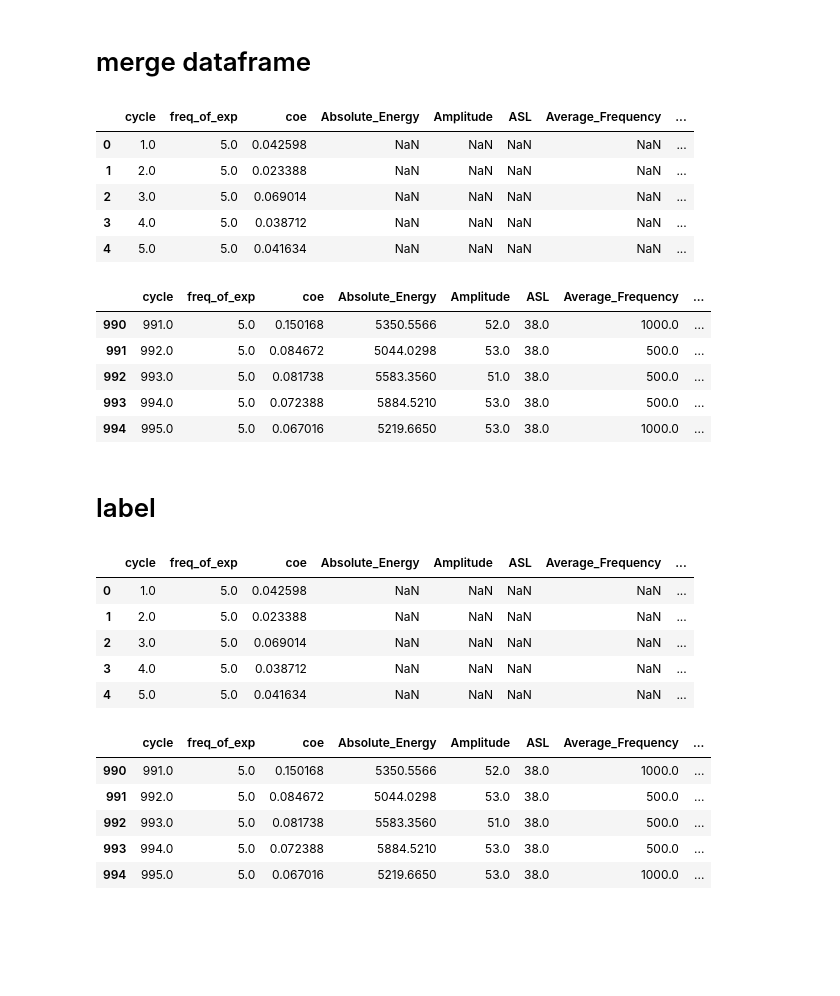
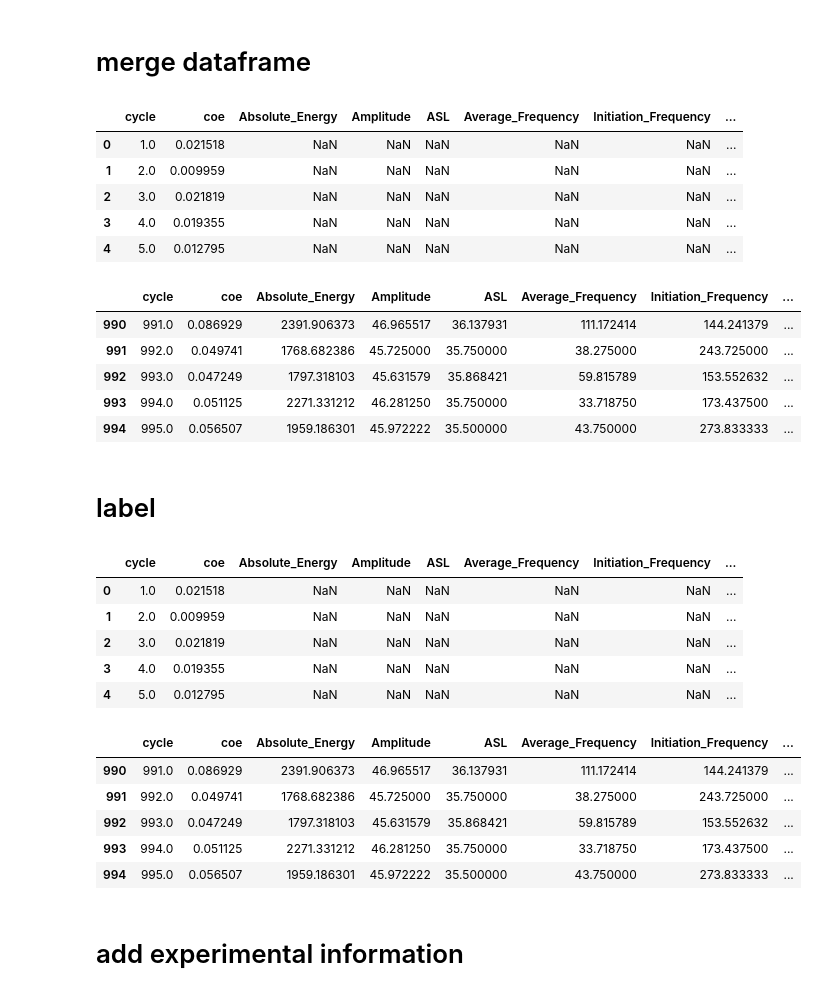
Before and after one commit to buy0range/code_internship, a Jupyter notebook: preprocess.ipynb, the cells around one changed output. Cells and saved outputs as stored; diff of their text form; code cells hidden in the pictures; blank space fills up the shorter version.

Commit message:
prepared data 1.0

```diff
--- a/preprocess.ipynb
+++ b/preprocess.ipynb
@@ -163,9 +163,8 @@ def timestamp_to_cycles(df, col_name, frequency, df2 = pd.DataFrame()):
 
     '''
     df['cycle'] = np.floor(df[col_name] * frequency)+1
-    df2 = df.groupby('cycle').apply(lambda x: x.abs().max(), include_groups=False).reset_index()  # use the max absolute value to represent the feature in this cycle
+    df2 = df.groupby('cycle').apply(lambda x: x.abs().mean(), include_groups=False).reset_index()  # use the mean absolute value to represent the feature in this cycle
     df2 = df2.drop(columns = [col_name])
-    df2.insert(1, 'freq_of_exp', frequency)
     return df2
 # %%
 df_ae_processed = timestamp_to_cycles(df_ae, 'Time', 5)
@@ -200,54 +199,56 @@ plt.plot(df_ae_processed['cycle'], df_ae_processed['Absolute_Energy'])
 # %% [markdown]
 # merge dataframe
 # %%
-df_prepared = pd.merge(df_friction_processed, df_ae_processed.drop('freq_of_exp', axis = 1), on = 'cycle', how = 'outer')
+df_prepared = pd.merge(df_friction_processed, df_ae_processed, on = 'cycle', how = 'outer')
 # %%
 df_prepared.head()
 # %% [output]
-|  | cycle | freq_of_exp | coe | Absolute_Energy | Amplitude | ASL | Average_Frequency | ... |
-| 0 | 1.0 | 5.0 | 0.042598 | NaN | NaN | NaN | NaN | ... |
-| 1 | 2.0 | 5.0 | 0.023388 | NaN | NaN | NaN | NaN | ... |
-| 2 | 3.0 | 5.0 | 0.069014 | NaN | NaN | NaN | NaN | ... |
-| 3 | 4.0 | 5.0 | 0.038712 | NaN | NaN | NaN | NaN | ... |
-| 4 | 5.0 | 5.0 | 0.041634 | NaN | NaN | NaN | NaN | ... |
+|  | cycle | coe | Absolute_Energy | Amplitude | ASL | Average_Frequency | Initiation_Frequency | ... |
+| 0 | 1.0 | 0.021518 | NaN | NaN | NaN | NaN | NaN | ... |
+| 1 | 2.0 | 0.009959 | NaN | NaN | NaN | NaN | NaN | ... |
+| 2 | 3.0 | 0.021819 | NaN | NaN | NaN | NaN | NaN | ... |
+| 3 | 4.0 | 0.019355 | NaN | NaN | NaN | NaN | NaN | ... |
+| 4 | 5.0 | 0.012795 | NaN | NaN | NaN | NaN | NaN | ... |
 # %%
 df_prepared = df_prepared.dropna(subset = ['coe'])
 df_prepared.tail()
 # %% [output]
-|  | cycle | freq_of_exp | coe | Absolute_Energy | Amplitude | ASL | Average_Frequency | ... |
-| 990 | 991.0 | 5.0 | 0.150168 | 5350.5566 | 52.0 | 38.0 | 1000.0 | ... |
-| 991 | 992.0 | 5.0 | 0.084672 | 5044.0298 | 53.0 | 38.0 | 500.0 | ... |
-| 992 | 993.0 | 5.0 | 0.081738 | 5583.3560 | 51.0 | 38.0 | 500.0 | ... |
-| 993 | 994.0 | 5.0 | 0.072388 | 5884.5210 | 53.0 | 38.0 | 500.0 | ... |
-| 994 | 995.0 | 5.0 | 0.067016 | 5219.6650 | 53.0 | 38.0 | 1000.0 | ... |
+|  | cycle | coe | Absolute_Energy | Amplitude | ASL | Average_Frequency | Initiation_Frequency | ... |
+| 990 | 991.0 | 0.086929 | 2391.906373 | 46.965517 | 36.137931 | 111.172414 | 144.241379 | ... |
+| 991 | 992.0 | 0.049741 | 1768.682386 | 45.725000 | 35.750000 | 38.275000 | 243.725000 | ... |
+| 992 | 993.0 | 0.047249 | 1797.318103 | 45.631579 | 35.868421 | 59.815789 | 153.552632 | ... |
+| 993 | 994.0 | 0.051125 | 2271.331212 | 46.281250 | 35.750000 | 33.718750 | 173.437500 | ... |
+| 994 | 995.0 | 0.056507 | 1959.186301 | 45.972222 | 35.500000 | 43.750000 | 273.833333 | ... |
 # %% [markdown]
 # label
 # %%
 def get_label(x):
-    if x <= 200:
+    if x <= 330:
         return 'stage1'
-    elif x <= 345:
+    elif x <= 475:
         return 'stage2'
-    elif x <= 420:
+    elif x <= 550:
         return 'stage3'
     else:
         return 'stage4'
 
 df_prepared['stage'] = df_prepared['cycle'].apply(get_label)
 df_prepared.head()
 # %% [output]
-|  | cycle | freq_of_exp | coe | Absolute_Energy | Amplitude | ASL | Average_Frequency | ... |
-| 0 | 1.0 | 5.0 | 0.042598 | NaN | NaN | NaN | NaN | ... |
-| 1 | 2.0 | 5.0 | 0.023388 | NaN | NaN | NaN | NaN | ... |
-| 2 | 3.0 | 5.0 | 0.069014 | NaN | NaN | NaN | NaN | ... |
-| 3 | 4.0 | 5.0 | 0.038712 | NaN | NaN | NaN | NaN | ... |
-| 4 | 5.0 | 5.0 | 0.041634 | NaN | NaN | NaN | NaN | ... |
+|  | cycle | coe | Absolute_Energy | Amplitude | ASL | Average_Frequency | Initiation_Frequency | ... |
+| 0 | 1.0 | 0.021518 | NaN | NaN | NaN | NaN | NaN | ... |
+| 1 | 2.0 | 0.009959 | NaN | NaN | NaN | NaN | NaN | ... |
+| 2 | 3.0 | 0.021819 | NaN | NaN | NaN | NaN | NaN | ... |
+| 3 | 4.0 | 0.019355 | NaN | NaN | NaN | NaN | NaN | ... |
+| 4 | 5.0 | 0.012795 | NaN | NaN | NaN | NaN | NaN | ... |
 # %%
 df_prepared.tail()
 # %% [output]
-|  | cycle | freq_of_exp | coe | Absolute_Energy | Amplitude | ASL | Average_Frequency | ... |
-| 990 | 991.0 | 5.0 | 0.150168 | 5350.5566 | 52.0 | 38.0 | 1000.0 | ... |
-| 991 | 992.0 | 5.0 | 0.084672 | 5044.0298 | 53.0 | 38.0 | 500.0 | ... |
-| 992 | 993.0 | 5.0 | 0.081738 | 5583.3560 | 51.0 | 38.0 | 500.0 | ... |
-| 993 | 994.0 | 5.0 | 0.072388 | 5884.5210 | 53.0 | 38.0 | 500.0 | ... |
-| 994 | 995.0 | 5.0 | 0.067016 | 5219.6650 | 53.0 | 38.0 | 1000.0 | ... |
+|  | cycle | coe | Absolute_Energy | Amplitude | ASL | Average_Frequency | Initiation_Frequency | ... |
+| 990 | 991.0 | 0.086929 | 2391.906373 | 46.965517 | 36.137931 | 111.172414 | 144.241379 | ... |
+| 991 | 992.0 | 0.049741 | 1768.682386 | 45.725000 | 35.750000 | 38.275000 | 243.725000 | ... |
+| 992 | 993.0 | 0.047249 | 1797.318103 | 45.631579 | 35.868421 | 59.815789 | 153.552632 | ... |
+| 993 | 994.0 | 0.051125 | 2271.331212 | 46.281250 | 35.750000 | 33.718750 | 173.437500 | ... |
+| 994 | 995.0 | 0.056507 | 1959.186301 | 45.972222 | 35.500000 | 43.750000 | 273.833333 | ... |
+# %% [markdown]
+# add experimental information
```
Also changed, not shown: parts of 6 cells of this notebook, 1 other file.
